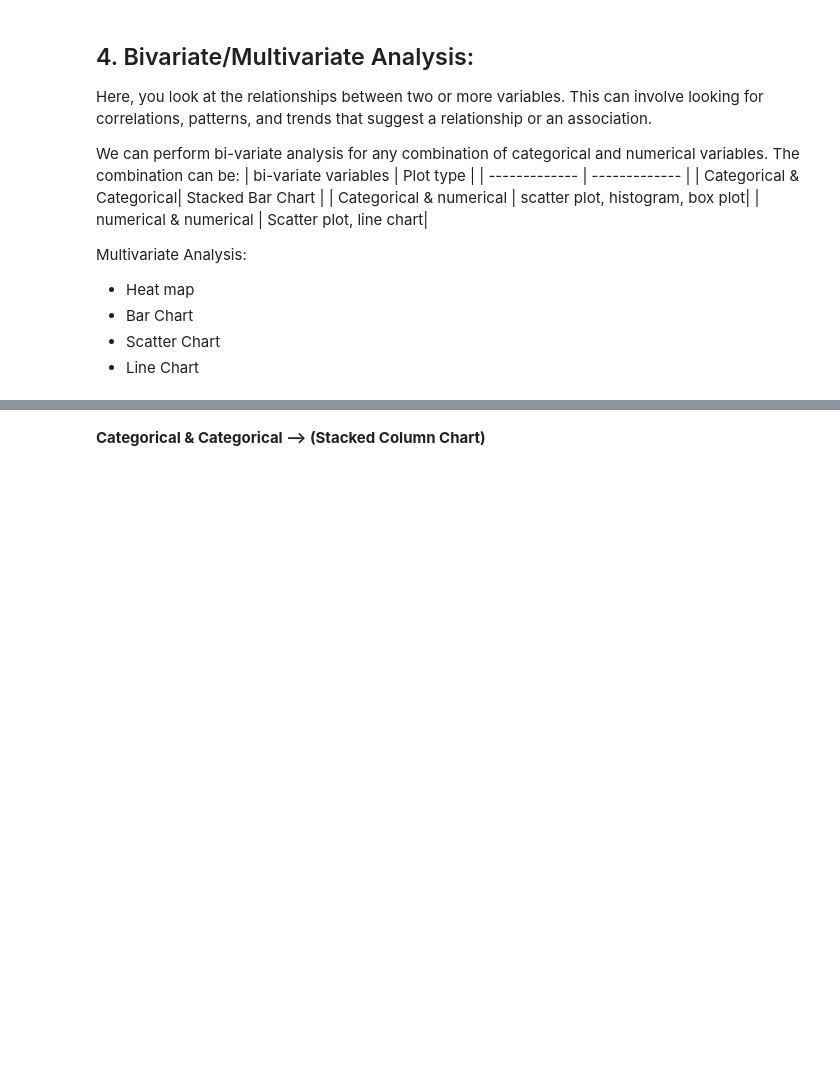
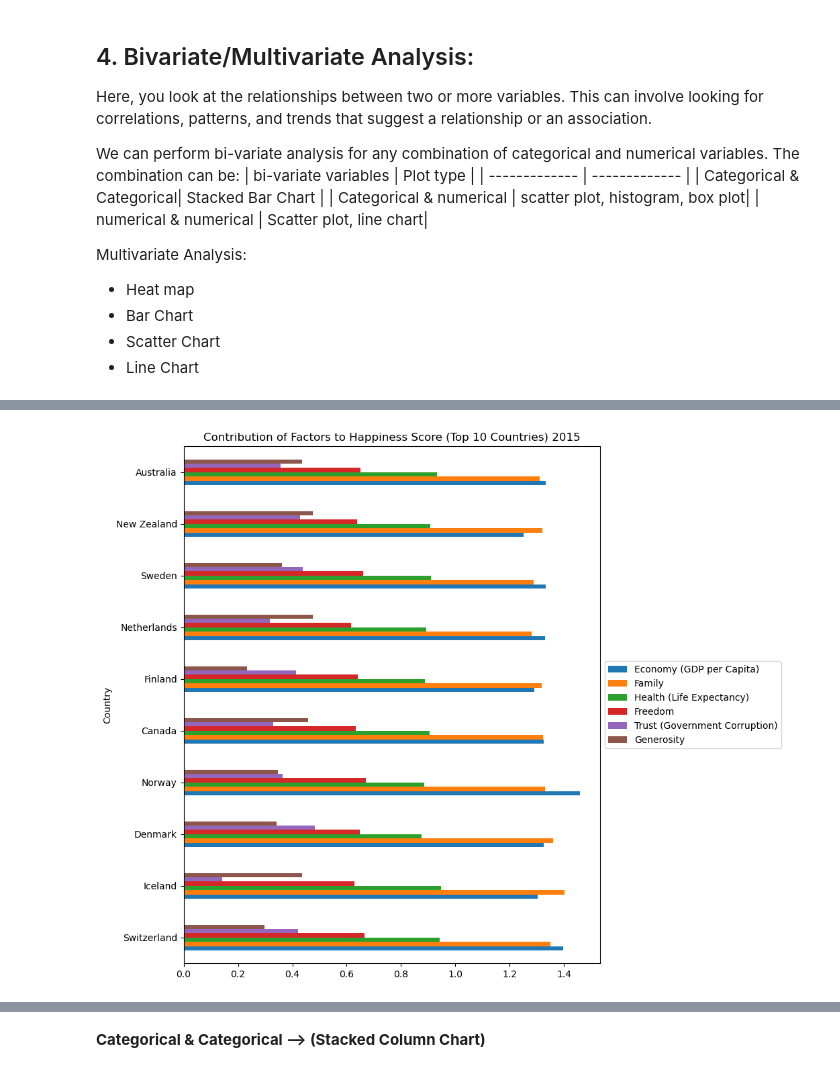
Before and after one commit to Abdullah-01/Usecase-2, a Jupyter notebook: EDA explain template.ipynb, the cells around one changed output, grey strips where cells are left out. Cells and saved outputs as stored; diff of their text form; code cells hidden in the pictures; blank space fills up the shorter version.

```diff
--- a/EDA explain template.ipynb
+++ b/EDA explain template.ipynb
@@ -866,0 +1092,9 @@ Multivariate Analysis:
+# %%
+#The affect of the six factor in the overall score for 2016(insight : The most factor that affect the score is Economy)
+factors = ['Economy (GDP per Capita)', 'Family', 'Health (Life Expectancy)', 'Freedom', 'Trust (Government Corruption)', 'Generosity']
+top_10_happiness_2015.set_index('Country')[factors].plot(kind='barh', figsize=(8, 10))
+plt.title('Contribution of Factors to Happiness Score (Top 10 Countries) 2015')
+plt.legend(loc='center left', bbox_to_anchor=(1, 0.5))
+plt.show()
+# %% [output]
+[figure, added]
```
Also changed, not shown: parts of 61 cells of this notebook.
